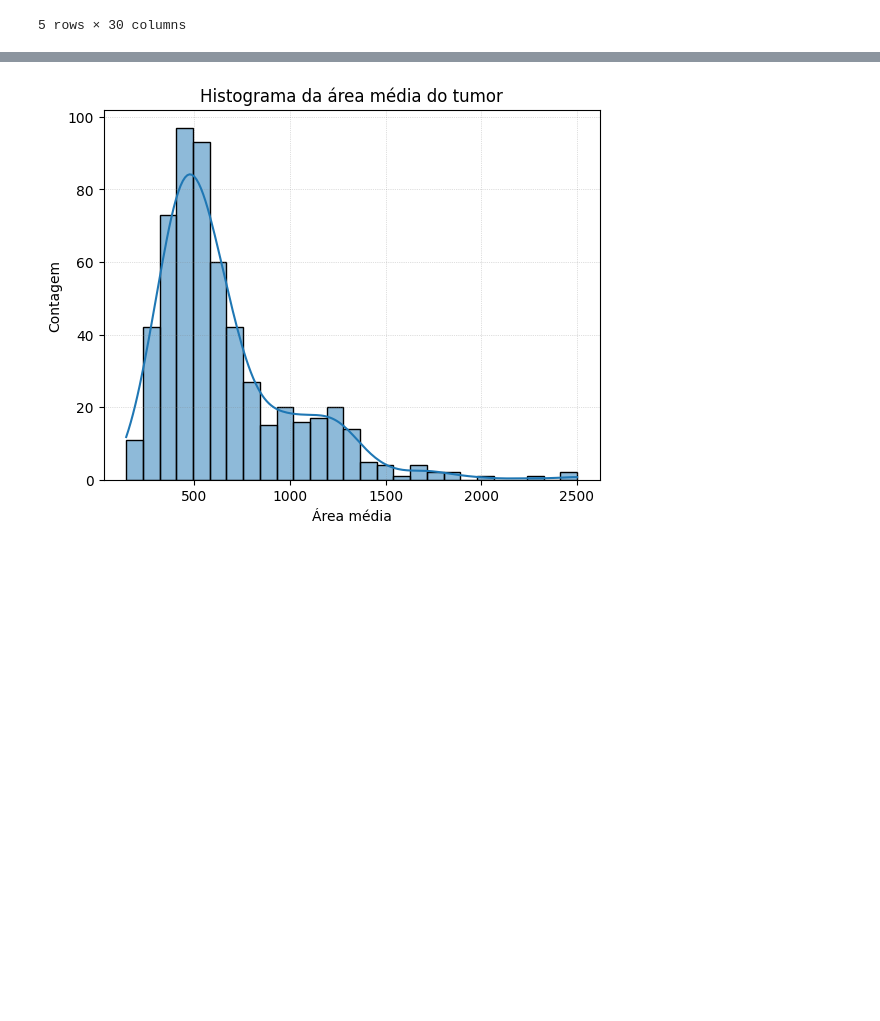
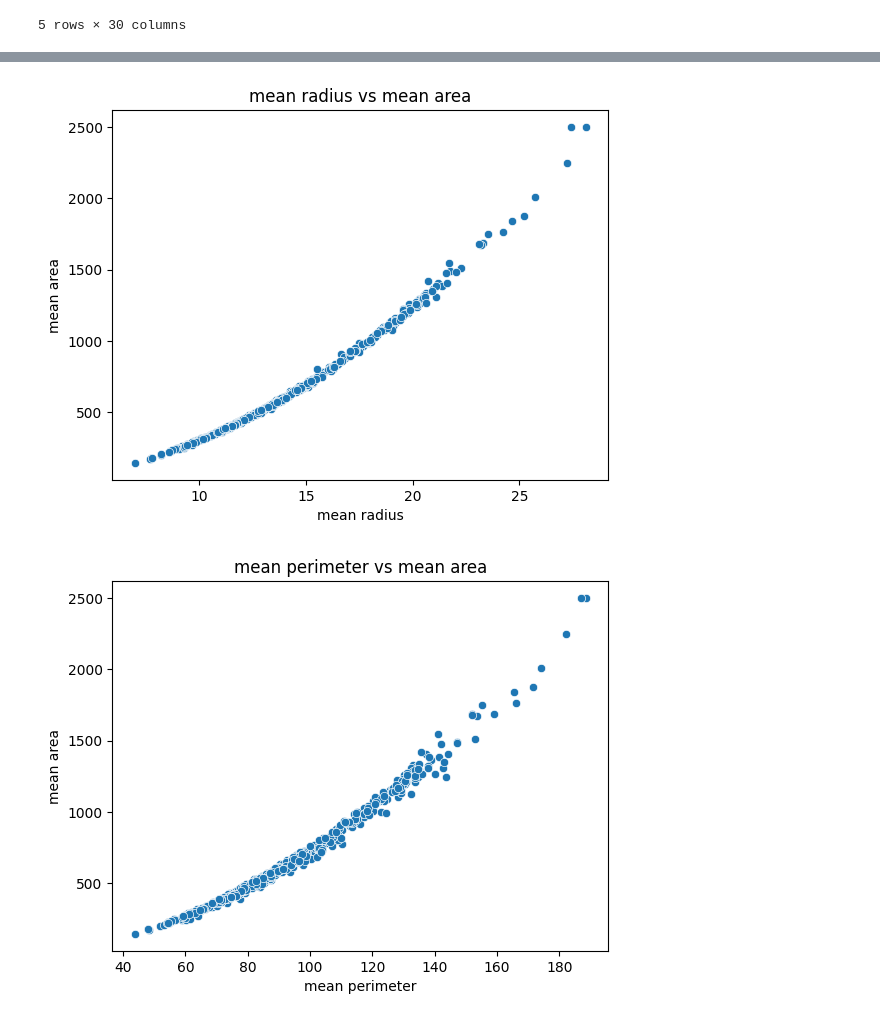
Before and after one commit to isabella-araujo/Isabella_Araujo_TP2_ML, a Jupyter notebook: regressao.ipynb, the cells around one changed output, grey strips where cells are left out. Drawn from its saved outputs; the diff is of its cells as text; code cells hidden in the pictures; blank space fills up the shorter version.

```diff
--- a/regressao.ipynb
+++ b/regressao.ipynb
@@ -25,3 +25,9 @@ df.head(5)
 | 3 | 11.42 | 20.38 | 77.58 | 386.1 | 0.14250 | 0.28390 | ... |
 | 4 | 20.29 | 14.34 | 135.10 | 1297.0 | 0.10030 | 0.13280 | ... |
 5 rows × 30 columns
+# %%
+df_correlacao = df.corr()['mean area'].drop('mean area')
+
+features_relevantes = df_correlacao[df_correlacao > 0.7]
+
+features_relevantes
@@ -28,9 +46,8 @@ df.head(5)
 # %%
-sns.histplot(data=df, x='mean area', kde=True)
-plt.title('Histograma da área média do tumor')
-plt.grid(which='both', axis='both', color='gray', linestyle=':', linewidth=0.5, alpha=0.5)
-plt.xlabel('Área média')
-plt.ylabel('Contagem')
-plt.show()
+for feature in features_relevantes.index:
+    sns.scatterplot(data=df, x=feature, y='mean area')
+    plt.title(f'{feature} vs mean area')
+    plt.show()
 # %% [output]
-[figure, old version]
+[figure, new version]
+[figure, added]
```
Also changed, not shown: parts of 5 cells of this notebook, 2 other files.
